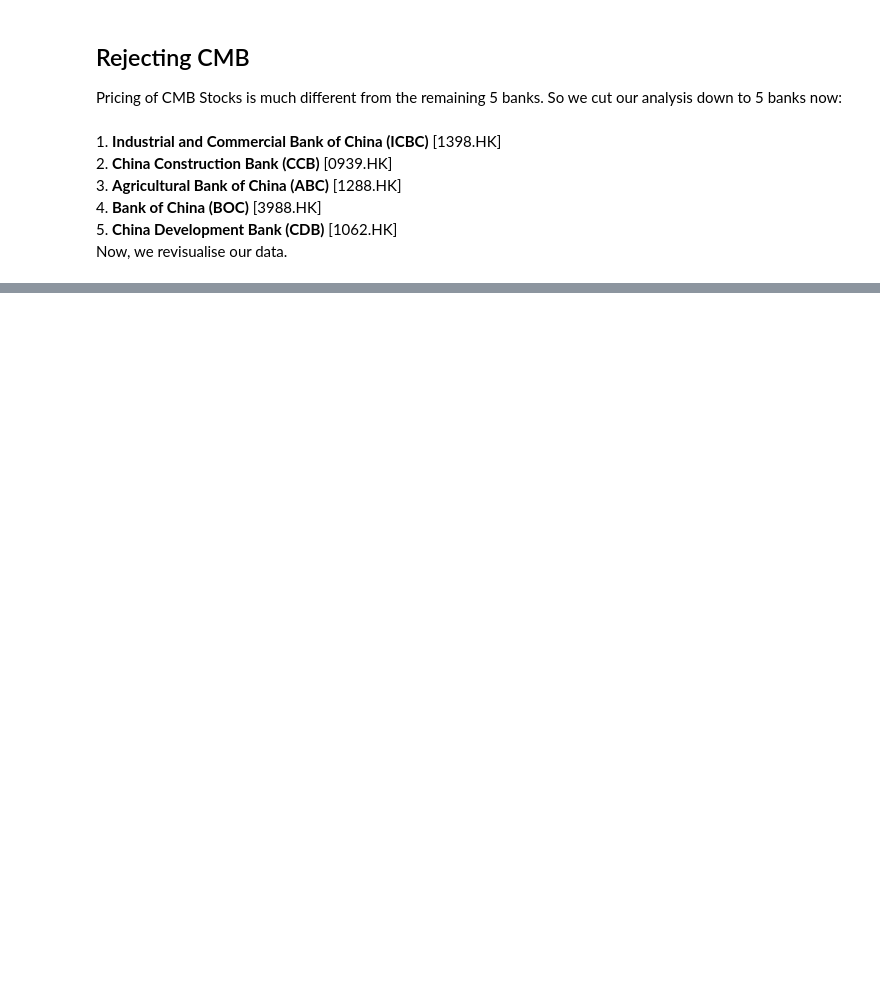
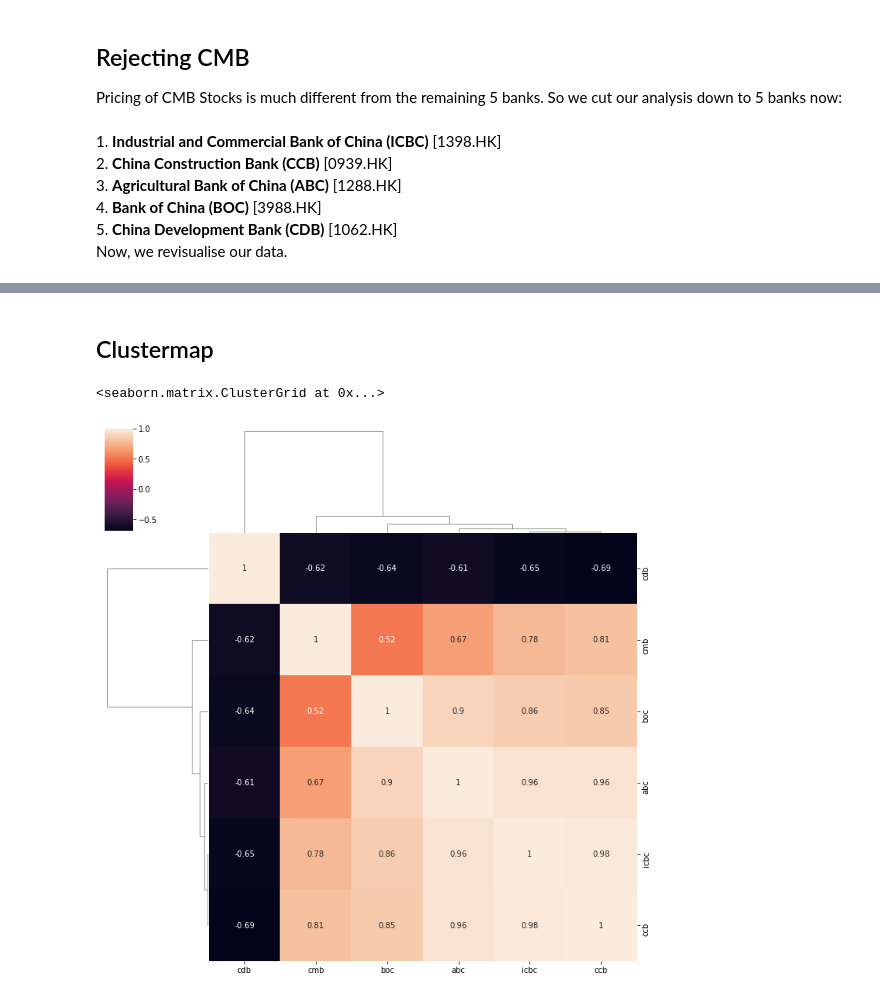
Before and after one commit to sankalok/mean-reversion-pair-strategy, a Jupyter notebook: StockAnalysis.ipynb, the cells around one changed output, grey strips where cells are left out. Cells and saved outputs as stored; diff of their text form; code cells hidden in the pictures; blank space fills up the shorter version.

```diff
--- a/StockAnalysis.ipynb
+++ b/StockAnalysis.ipynb
@@ -349,0 +437,7 @@ fig.show()
+# %% [markdown]
+## Clustermap
+# %%
+sns.clustermap(data = naive_pdata.corr(), annot=True)
+# %% [output]
+<seaborn.matrix.ClusterGrid at 0x...>
+[figure, added]
```
Also changed, not shown: parts of 24 cells of this notebook.
